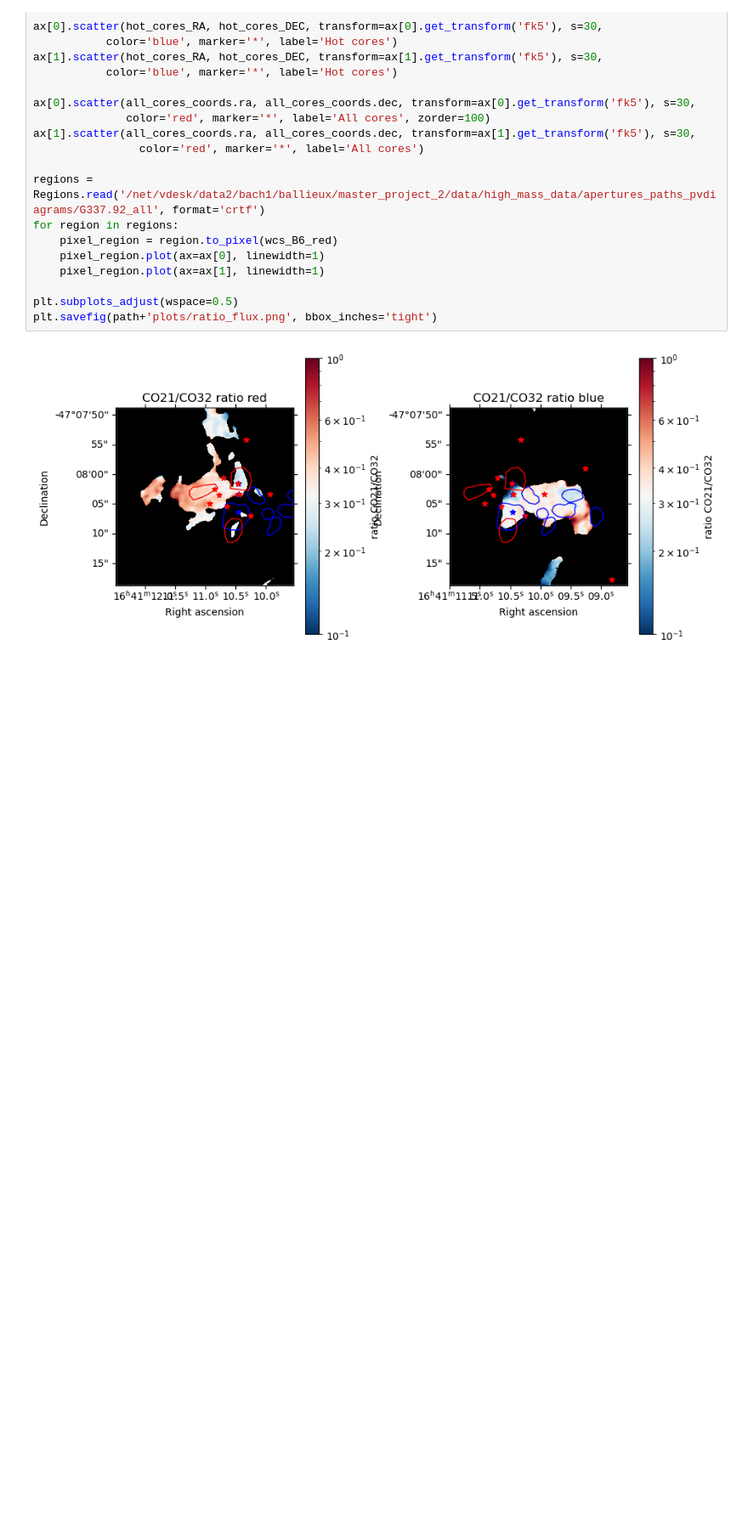
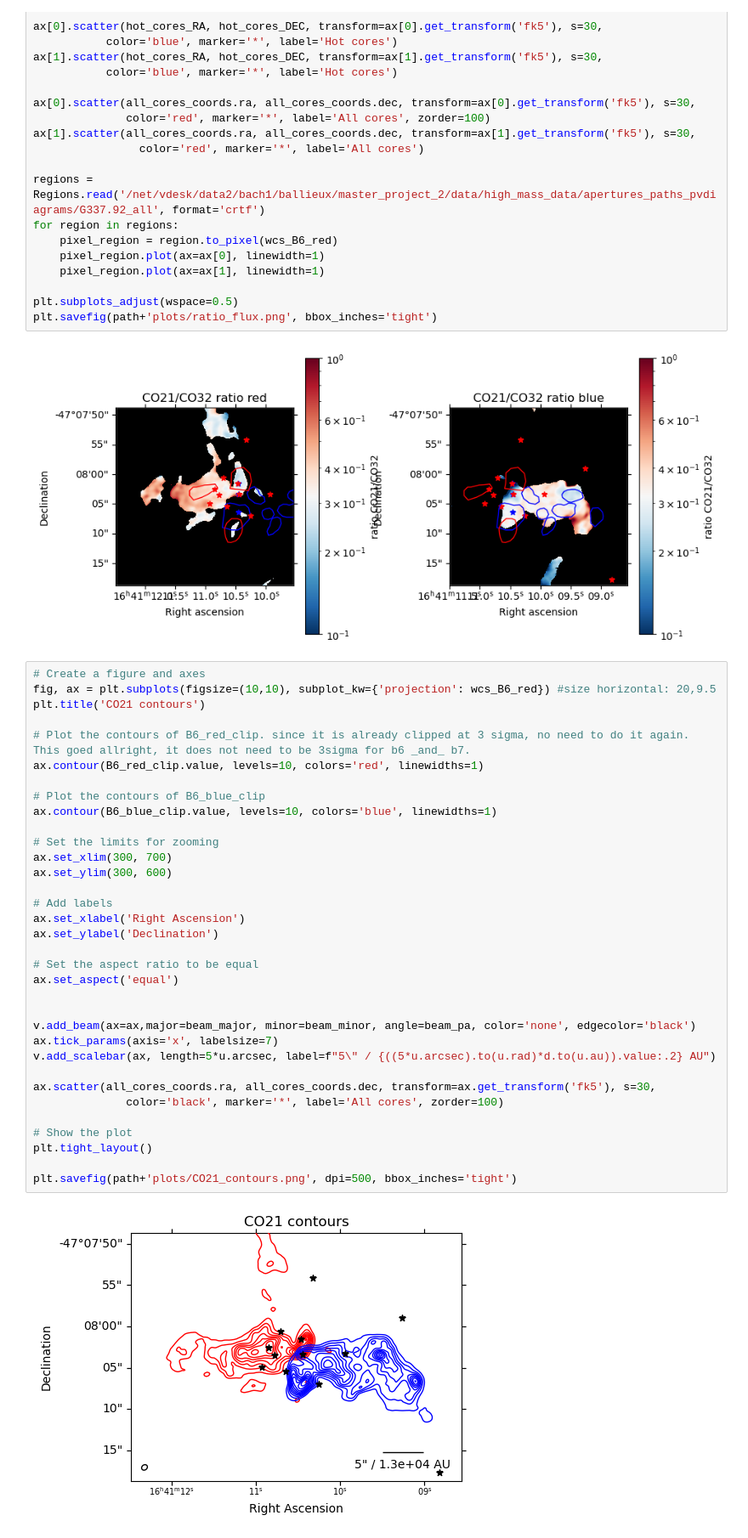
Before and after one commit to femkeballieux/master_project_2, a Jupyter notebook: code/LTERadtrans_RotDiagram_G337.92.ipynb, the cells around one changed output. Shown at 85% size. Cells and saved outputs as stored; diff of their text form; blank space fills up the shorter version.

```diff
--- a/code/LTERadtrans_RotDiagram_G337.92.ipynb
+++ b/code/LTERadtrans_RotDiagram_G337.92.ipynb
@@ -513,3 +513,39 @@ plt.subplots_adjust(wspace=0.5)
 plt.savefig(path+'plots/ratio_flux.png', bbox_inches='tight')
 # %% [output]
 [figure]
+# %%
+# Create a figure and axes
+fig, ax = plt.subplots(figsize=(10,10), subplot_kw={'projection': wcs_B6_red}) #size horizontal: 20,9.5
+plt.title('CO21 contours')
+
+# Plot the contours of B6_red_clip. since it is already clipped at 3 sigma, no need to do it again. This goed allright, it does not need to be 3sigma for b6 _and_ b7.
+ax.contour(B6_red_clip.value, levels=10, colors='red', linewidths=1)
+
+# Plot the contours of B6_blue_clip
+ax.contour(B6_blue_clip.value, levels=10, colors='blue', linewidths=1)
+
+# Set the limits for zooming
+ax.set_xlim(300, 700)
+ax.set_ylim(300, 600)
+
+# Add labels
+ax.set_xlabel('Right Ascension')
+ax.set_ylabel('Declination')
+
+# Set the aspect ratio to be equal
+ax.set_aspect('equal')
+
+
+v.add_beam(ax=ax,major=beam_major, minor=beam_minor, angle=beam_pa, color='none', edgecolor='black')
+ax.tick_params(axis='x', labelsize=7)
+v.add_scalebar(ax, length=5*u.arcsec, label=f"5\" / {((5*u.arcsec).to(u.rad)*d.to(u.au)).value:.2} AU")
+
+ax.scatter(all_cores_coords.ra, all_cores_coords.dec, transform=ax.get_transform('fk5'), s=30,
+              color='black', marker='*', label='All cores', zorder=100)
+
+# Show the plot
+plt.tight_layout()
+
+plt.savefig(path+'plots/CO21_contours.png', dpi=500, bbox_inches='tight')
+# %% [output]
+[figure, added]
```
Also changed, not shown: 6 other files.
